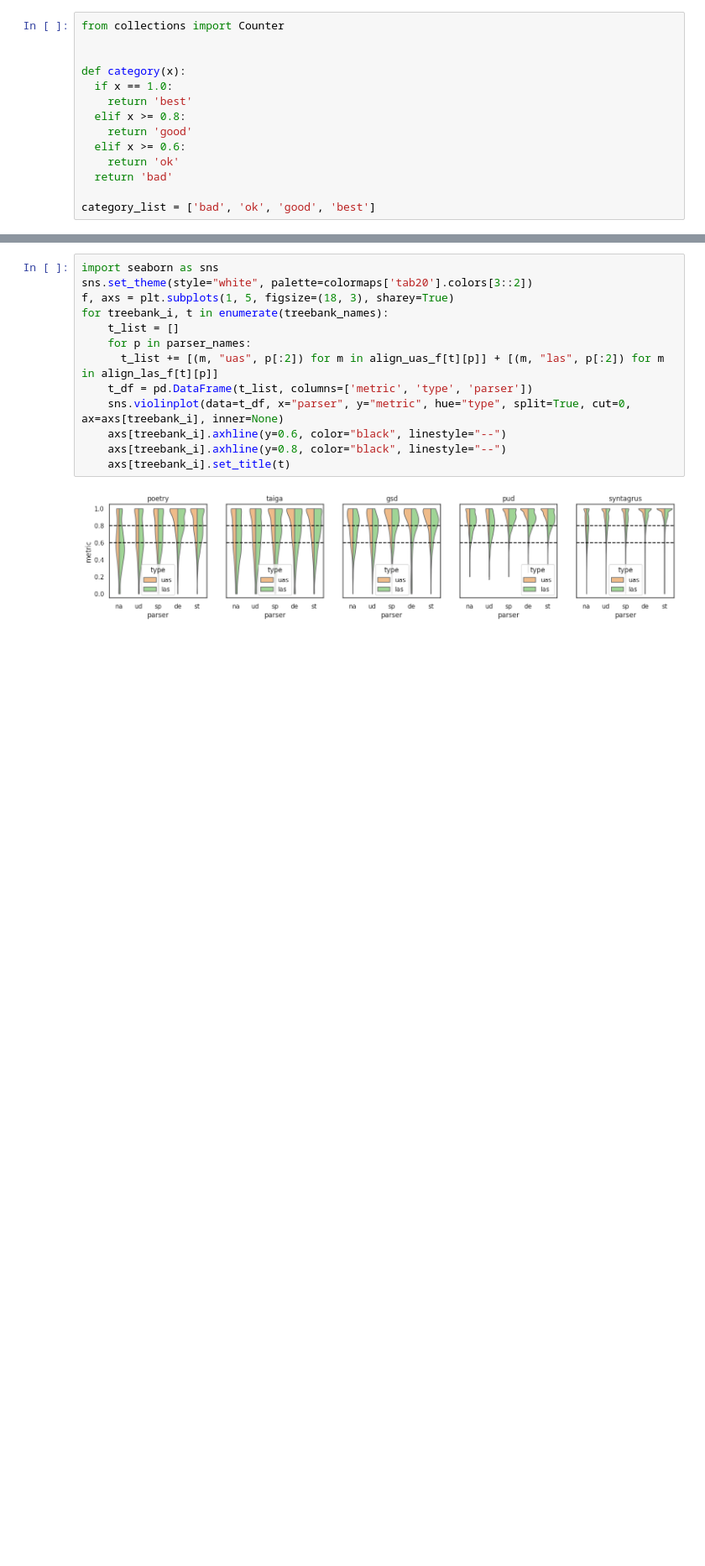
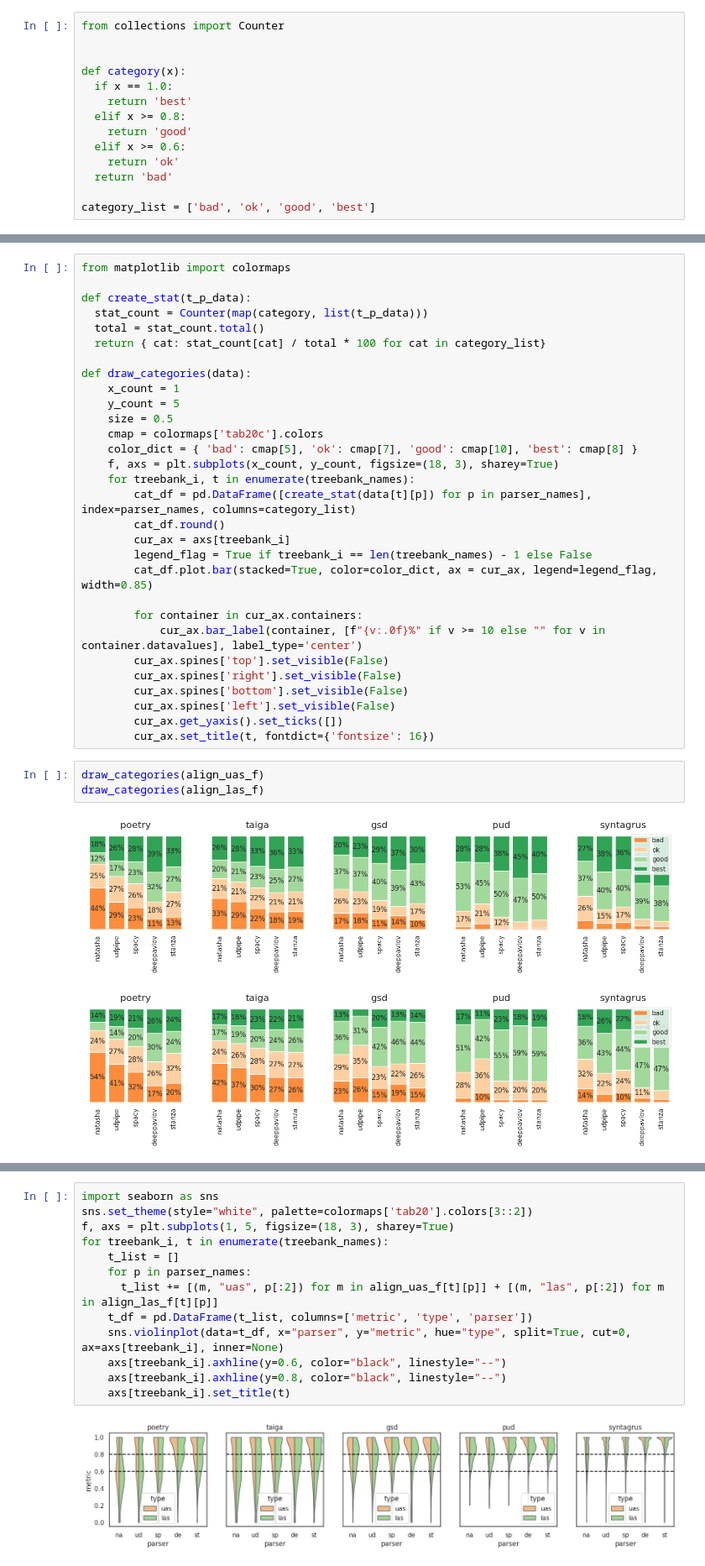
Before and after one commit to Derinhelm/parser_stat, a Jupyter notebook: Russian_parser_statistics.ipynb, the cells around one changed output, grey strips where cells are left out. Shown at 84% size. Saved outputs shown, nothing was run; the diff lists cells and outputs as text; blank space fills up the shorter version.

```diff
--- a/Russian_parser_statistics.ipynb
+++ b/Russian_parser_statistics.ipynb
@@ -797,0 +804,36 @@ def draw_categories(data):
+# %%
+from matplotlib import colormaps
+
+def create_stat(t_p_data):
+  stat_count = Counter(map(category, list(t_p_data)))
+  total = stat_count.total()
+  return { cat: stat_count[cat] / total * 100 for cat in category_list}
+
+def draw_categories(data):
+    x_count = 1
+    y_count = 5
+    size = 0.5
+    cmap = colormaps['tab20c'].colors
+    color_dict = { 'bad': cmap[5], 'ok': cmap[7], 'good': cmap[10], 'best': cmap[8] }
+    f, axs = plt.subplots(x_count, y_count, figsize=(18, 3), sharey=True)
+    for treebank_i, t in enumerate(treebank_names):
+        cat_df = pd.DataFrame([create_stat(data[t][p]) for p in parser_names], index=parser_names, columns=category_list)
+        cat_df.round()
+        cur_ax = axs[treebank_i]
+        legend_flag = True if treebank_i == len(treebank_names) - 1 else False
+        cat_df.plot.bar(stacked=True, color=color_dict, ax = cur_ax, legend=legend_flag, width=0.85)
+
+        for container in cur_ax.containers:
+            cur_ax.bar_label(container, [f"{v:.0f}%" if v >= 10 else "" for v in container.datavalues], label_type='center')
+        cur_ax.spines['top'].set_visible(False)
+        cur_ax.spines['right'].set_visible(False)
+        cur_ax.spines['bottom'].set_visible(False)
+        cur_ax.spines['left'].set_visible(False)
+        cur_ax.get_yaxis().set_ticks([])
+        cur_ax.set_title(t, fontdict={'fontsize': 16})
+# %%
+draw_categories(align_uas_f)
+draw_categories(align_las_f)
+# %% [output]
+[figure, added]
+[figure, added]
```
Also changed, not shown: parts of 5 cells of this notebook.
